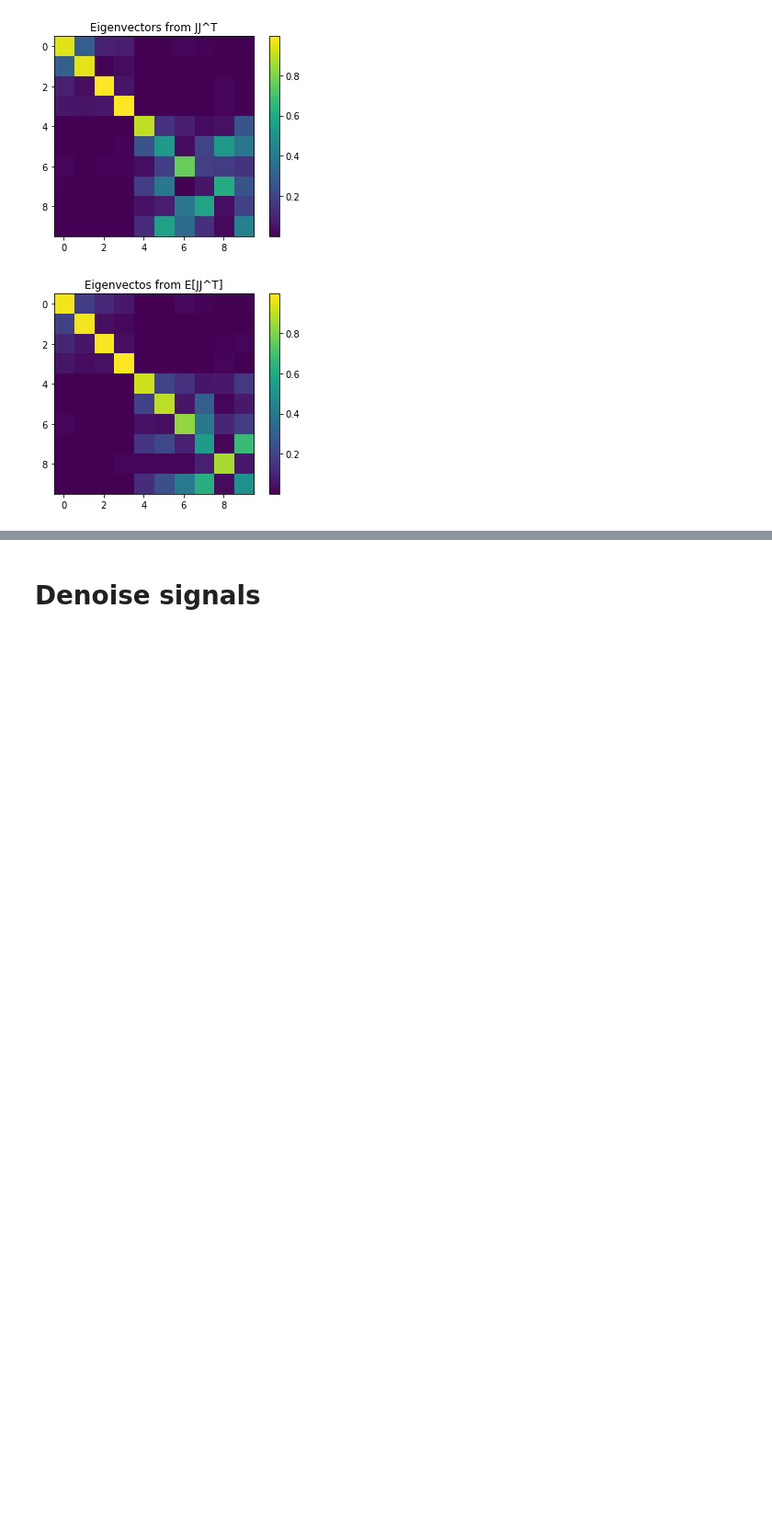
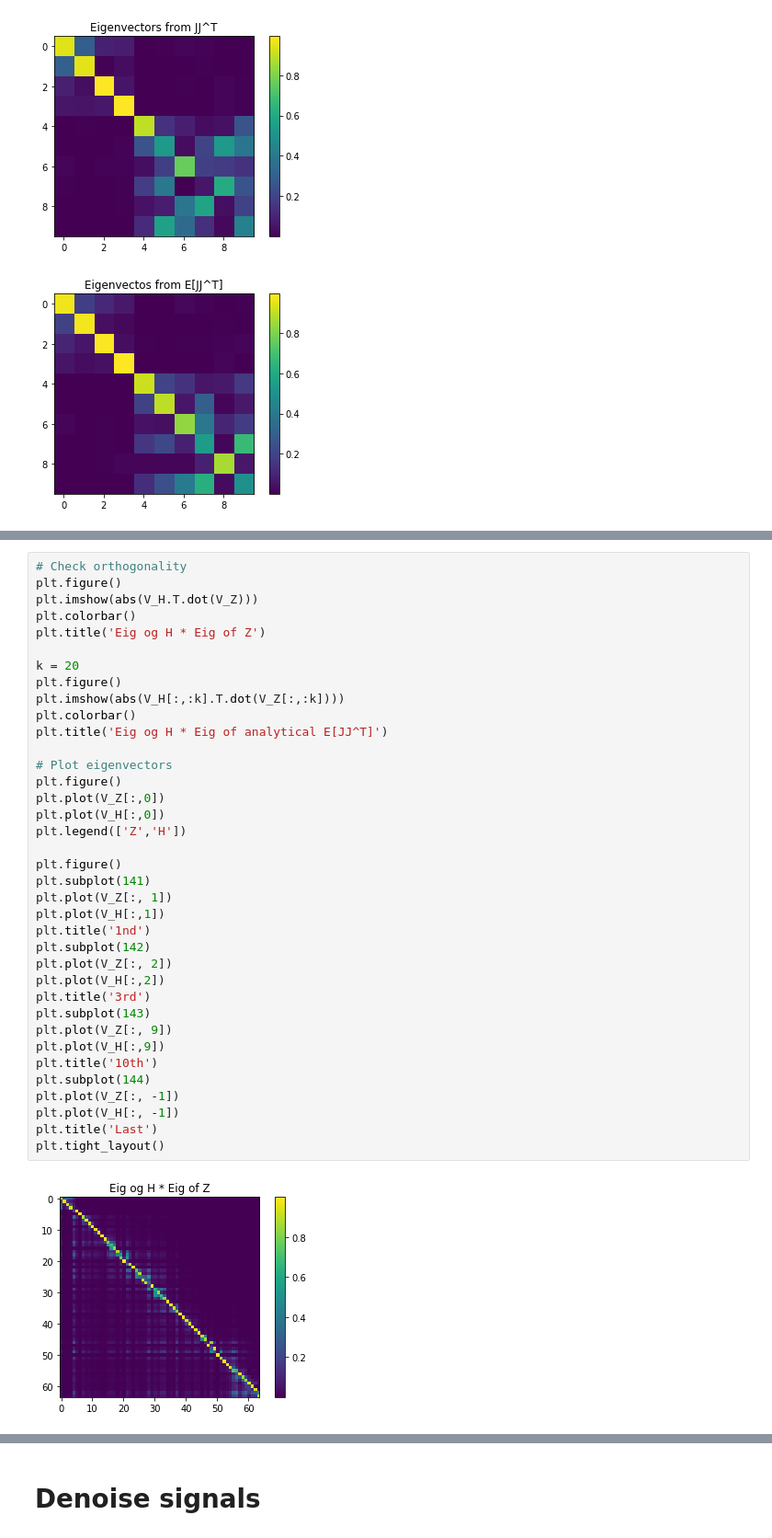
Before and after one commit to reysam93/Graph_Deep_Decoder, a Jupyter notebook: 2Layer_Decoder_Exps/analyzing_jacobian.ipynb, the cells around one changed output, grey strips where cells are left out. Shown at 92% size. Drawn from its saved outputs; the diff is of its cells as text; blank space fills up the shorter version.

```diff
--- a/2Layer_Decoder_Exps/analyzing_jacobian.ipynb
+++ b/2Layer_Decoder_Exps/analyzing_jacobian.ipynb
@@ -284,0 +363,39 @@ Exp error: 0.009845995479227113
+# %%
+# Check orthogonality
+plt.figure()
+plt.imshow(abs(V_H.T.dot(V_Z)))
+plt.colorbar()
+plt.title('Eig og H * Eig of Z')
+
+k = 20
+plt.figure()
+plt.imshow(abs(V_H[:,:k].T.dot(V_Z[:,:k])))
+plt.colorbar()
+plt.title('Eig og H * Eig of analytical E[JJ^T]')
+
+# Plot eigenvectors
+plt.figure()
+plt.plot(V_Z[:,0])
+plt.plot(V_H[:,0])
+plt.legend(['Z','H'])
+
+plt.figure()
+plt.subplot(141)
+plt.plot(V_Z[:, 1])
+plt.plot(V_H[:,1])
+plt.title('1nd')
+plt.subplot(142)
+plt.plot(V_Z[:, 2])
+plt.plot(V_H[:,2])
+plt.title('3rd')
+plt.subplot(143)
+plt.plot(V_Z[:, 9])
+plt.plot(V_H[:,9])
+plt.title('10th')
+plt.subplot(144)
+plt.plot(V_Z[:, -1])
+plt.plot(V_H[:, -1])
+plt.title('Last')
+plt.tight_layout()
+# %% [output]
+[figure, added]
```
Also changed, not shown: parts of 16 cells of this notebook, 1 other file.
